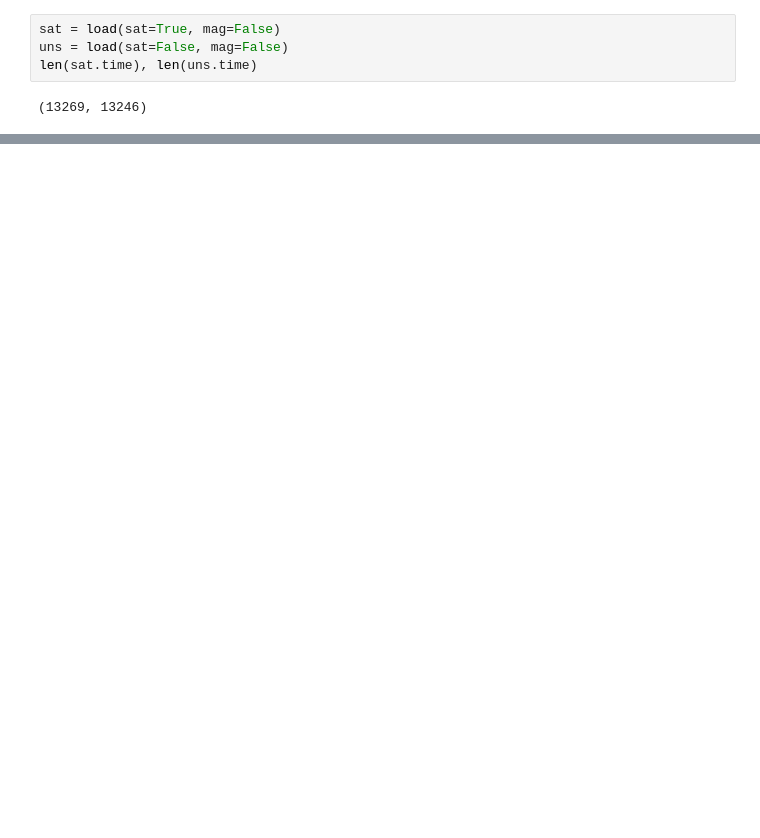
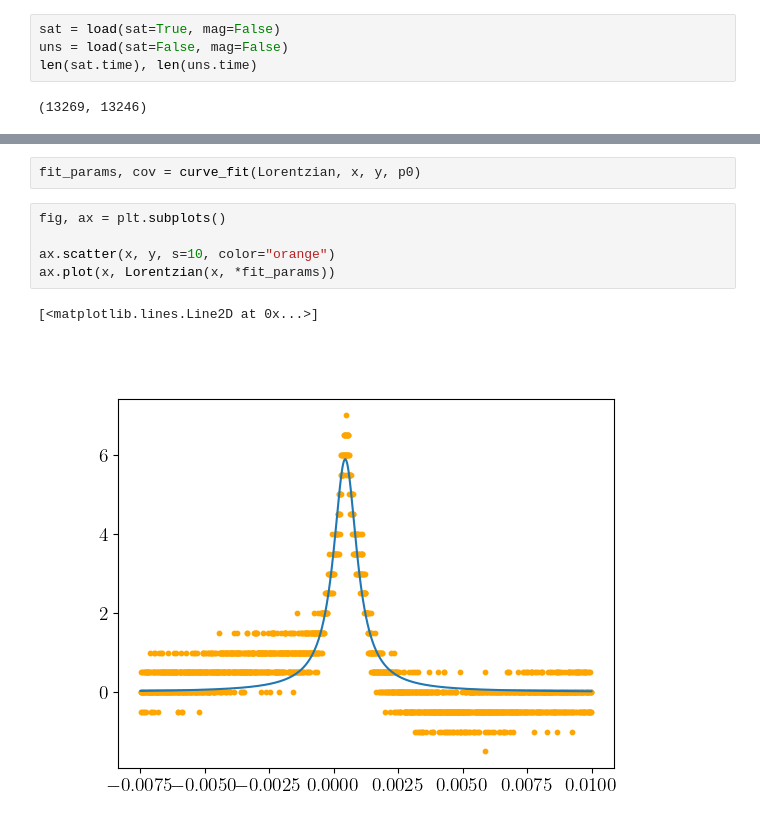
Before and after one commit to andres-luengo/alden-andres-max-most-dangerous-4450-trio, a Jupyter notebook: rb-spectroscopy/fit_no_mag.ipynb, the cells around one changed output, grey strips where cells are left out. Drawn from its saved outputs; the diff is of its cells as text; blank space fills up the shorter version.

```diff
--- a/rb-spectroscopy/fit_no_mag.ipynb
+++ b/rb-spectroscopy/fit_no_mag.ipynb
@@ -31,0 +53,10 @@ ax.plot(sat.time, sat.signal)
+# %%
+fit_params, cov = curve_fit(Lorentzian, x, y, p0)
+# %%
+fig, ax = plt.subplots()
+
+ax.scatter(x, y, s=10, color="orange")
+ax.plot(x, Lorentzian(x, *fit_params))
+# %% [output]
+[<matplotlib.lines.Line2D at 0x...>]
+[figure, added]
```
Also changed, not shown: parts of 6 cells of this notebook.
